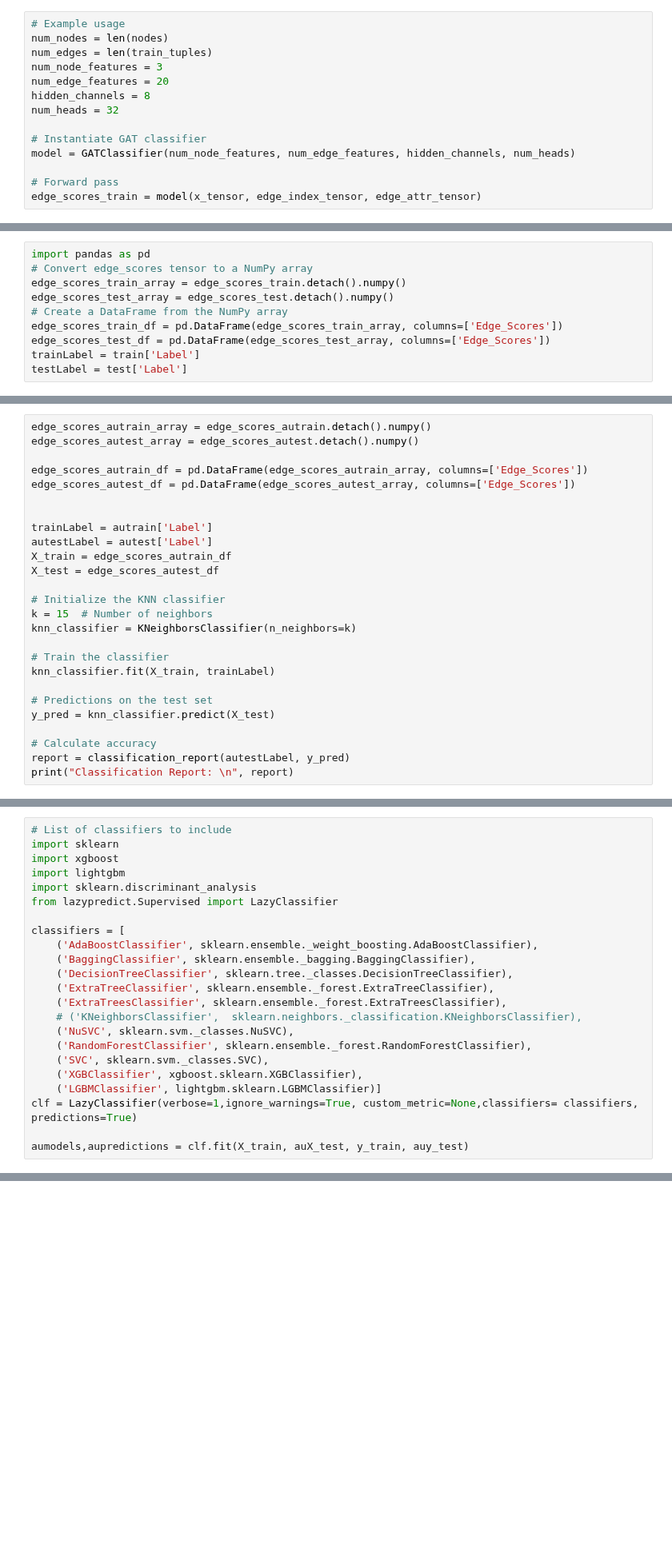
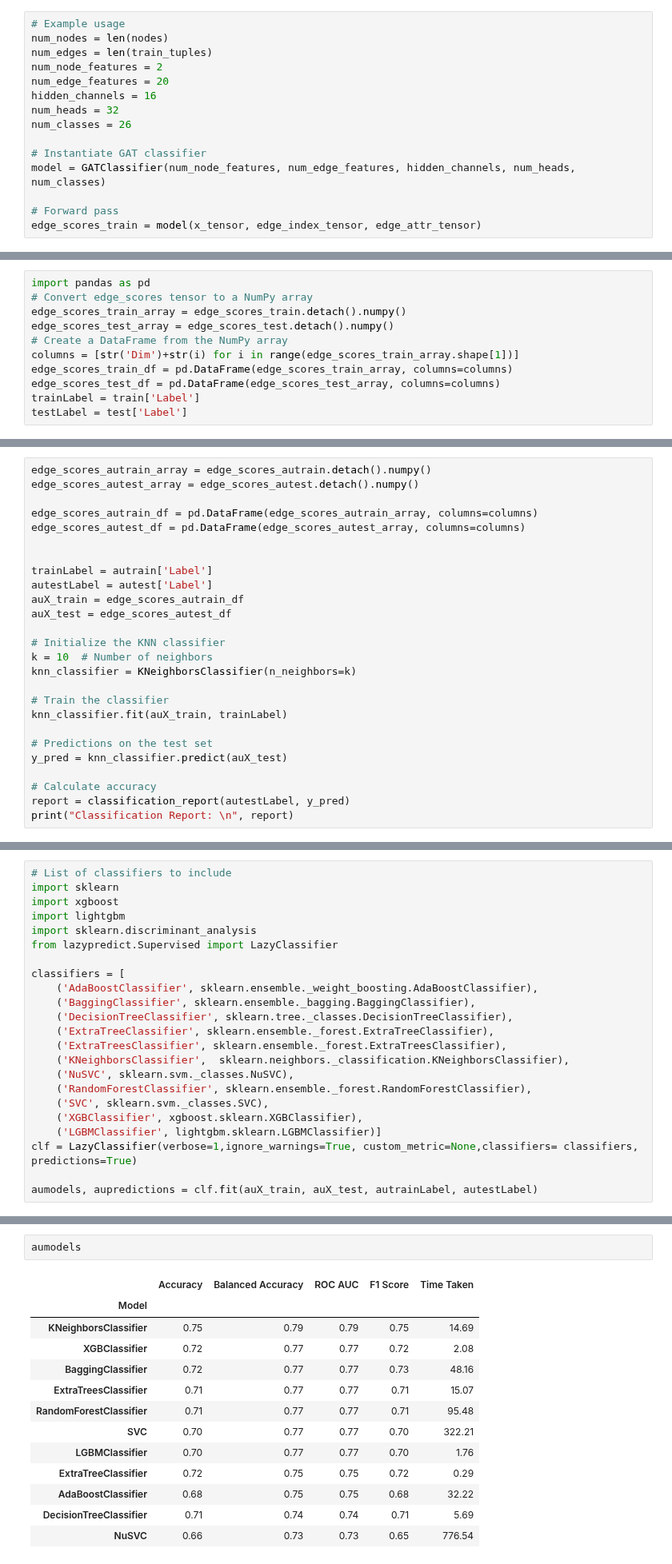
Before and after one commit to Rithuh/Graph-Based-Network-Anomaly-Detection, a Jupyter notebook: GAT-KNN.ipynb, the cells around one changed output, grey strips where cells are left out. Shown at 80% size. Cells and saved outputs as stored; diff of their text form; blank space fills up the shorter version.

Commit message:
attempted time sequence

```diff
--- a/GAT-KNN.ipynb
+++ b/GAT-KNN.ipynb
@@ -438,13 +557,14 @@ Training
 # Example usage
 num_nodes = len(nodes)
 num_edges = len(train_tuples)
-num_node_features = 3
+num_node_features = 2
 num_edge_features = 20
-hidden_channels = 8
+hidden_channels = 16
 num_heads = 32
+num_classes = 26
 
 # Instantiate GAT classifier
-model = GATClassifier(num_node_features, num_edge_features, hidden_channels, num_heads)
+model = GATClassifier(num_node_features, num_edge_features, hidden_channels, num_heads, num_classes)
 
 # Forward pass
 edge_scores_train = model(x_tensor, edge_index_tensor, edge_attr_tensor)
@@ -507,8 +603,9 @@ import pandas as pd
 edge_scores_train_array = edge_scores_train.detach().numpy()
 edge_scores_test_array = edge_scores_test.detach().numpy()
 # Create a DataFrame from the NumPy array
-edge_scores_train_df = pd.DataFrame(edge_scores_train_array, columns=['Edge_Scores'])
-edge_scores_test_df = pd.DataFrame(edge_scores_test_array, columns=['Edge_Scores'])
+columns = [str('Dim')+str(i) for i in range(edge_scores_train_array.shape[1])]
+edge_scores_train_df = pd.DataFrame(edge_scores_train_array, columns=columns)
+edge_scores_test_df = pd.DataFrame(edge_scores_test_array, columns=columns)
 trainLabel = train['Label']
 testLabel = test['Label']
 # %%
@@ -580,24 +715,24 @@ Purely using author's training and testing dataset
 edge_scores_autrain_array = edge_scores_autrain.detach().numpy()
 edge_scores_autest_array = edge_scores_autest.detach().numpy()
 
-edge_scores_autrain_df = pd.DataFrame(edge_scores_autrain_array, columns=['Edge_Scores'])
-edge_scores_autest_df = pd.DataFrame(edge_scores_autest_array, columns=['Edge_Scores'])
+edge_scores_autrain_df = pd.DataFrame(edge_scores_autrain_array, columns=columns)
+edge_scores_autest_df = pd.DataFrame(edge_scores_autest_array, columns=columns)
 
 
 trainLabel = autrain['Label']
 autestLabel = autest['Label']
-X_train = edge_scores_autrain_df
-X_test = edge_scores_autest_df
+auX_train = edge_scores_autrain_df
+auX_test = edge_scores_autest_df
 
 # Initialize the KNN classifier
-k = 15  # Number of neighbors
+k = 10  # Number of neighbors
 knn_classifier = KNeighborsClassifier(n_neighbors=k)
 
 # Train the classifier
-knn_classifier.fit(X_train, trainLabel)
+knn_classifier.fit(auX_train, trainLabel)
 
 # Predictions on the test set
-y_pred = knn_classifier.predict(X_test)
+y_pred = knn_classifier.predict(auX_test)
 
 # Calculate accuracy
 report = classification_report(autestLabel, y_pred)
@@ -697,7 +834,7 @@ classifiers = [
     ('DecisionTreeClassifier', sklearn.tree._classes.DecisionTreeClassifier),
     ('ExtraTreeClassifier', sklearn.ensemble._forest.ExtraTreeClassifier),
     ('ExtraTreesClassifier', sklearn.ensemble._forest.ExtraTreesClassifier),
-    # ('KNeighborsClassifier',  sklearn.neighbors._classification.KNeighborsClassifier),
+    ('KNeighborsClassifier',  sklearn.neighbors._classification.KNeighborsClassifier),
     ('NuSVC', sklearn.svm._classes.NuSVC),
     ('RandomForestClassifier', sklearn.ensemble._forest.RandomForestClassifier),
     ('SVC', sklearn.svm._classes.SVC),
@@ -705,7 +842,7 @@ classifiers = [
     ('LGBMClassifier', lightgbm.sklearn.LGBMClassifier)]
 clf = LazyClassifier(verbose=1,ignore_warnings=True, custom_metric=None,classifiers= classifiers, predictions=True)
 
-aumodels,aupredictions = clf.fit(X_train, auX_test, y_train, auy_test)
+aumodels, aupredictions = clf.fit(auX_train, auX_test, autrainLabel, autestLabel)
 # %% [output]
 'tuple' object has no attribute '__name__'
 Invalid Classifier(s)
@@ -754,2 +892,18 @@ AUC Scores for each class: 0.6112466476072185
 -----------------------------------------------------------------------------------
 -----------------------------------------------------------------------------------
+# %%
+aumodels
+# %% [output]
+|  | Accuracy | Balanced Accuracy | ROC AUC | F1 Score | Time Taken |
+| Model |  |  |  |  |  |
+| KNeighborsClassifier | 0.75 | 0.79 | 0.79 | 0.75 | 14.69 |
+| XGBClassifier | 0.72 | 0.77 | 0.77 | 0.72 | 2.08 |
+| BaggingClassifier | 0.72 | 0.77 | 0.77 | 0.73 | 48.16 |
+| ExtraTreesClassifier | 0.71 | 0.77 | 0.77 | 0.71 | 15.07 |
+| RandomForestClassifier | 0.71 | 0.77 | 0.77 | 0.71 | 95.48 |
+| SVC | 0.70 | 0.77 | 0.77 | 0.70 | 322.21 |
+| LGBMClassifier | 0.70 | 0.77 | 0.77 | 0.70 | 1.76 |
+| ExtraTreeClassifier | 0.72 | 0.75 | 0.75 | 0.72 | 0.29 |
+| AdaBoostClassifier | 0.68 | 0.75 | 0.75 | 0.68 | 32.22 |
+| DecisionTreeClassifier | 0.71 | 0.74 | 0.74 | 0.71 | 5.69 |
+| NuSVC | 0.66 | 0.73 | 0.73 | 0.65 | 776.54 |
```
Also changed, not shown: parts of 57 cells of this notebook.
